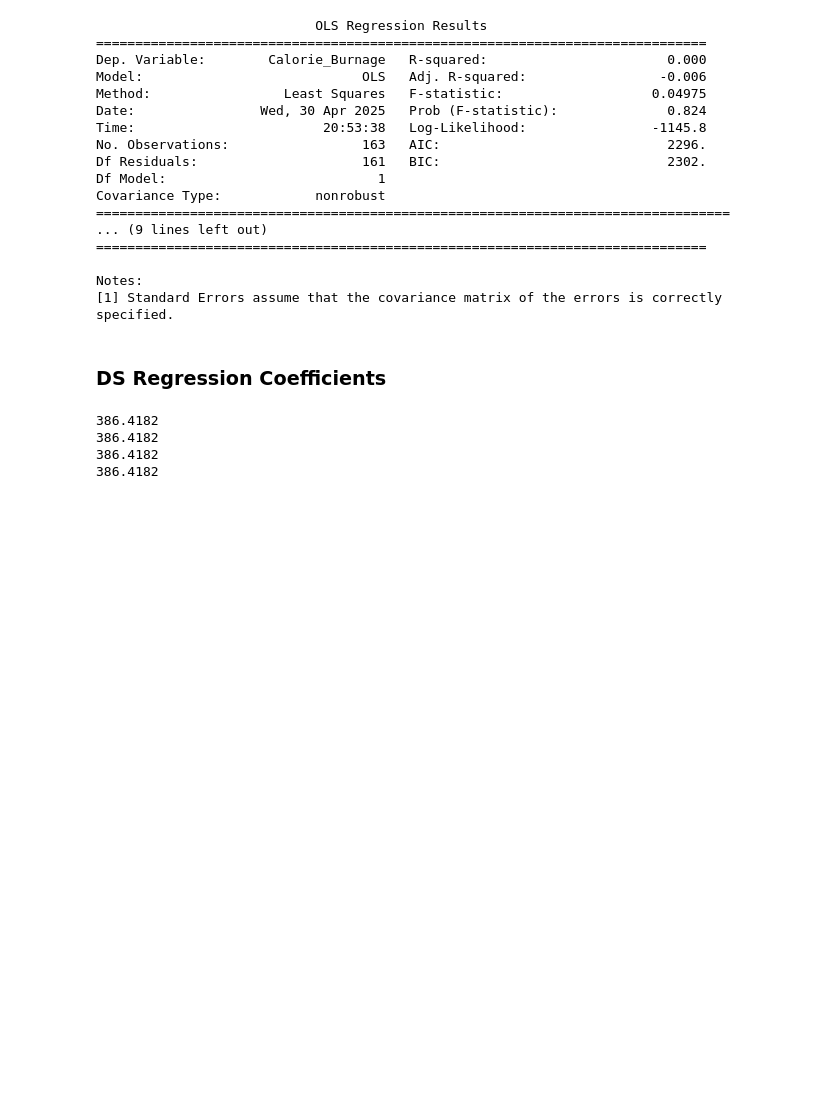
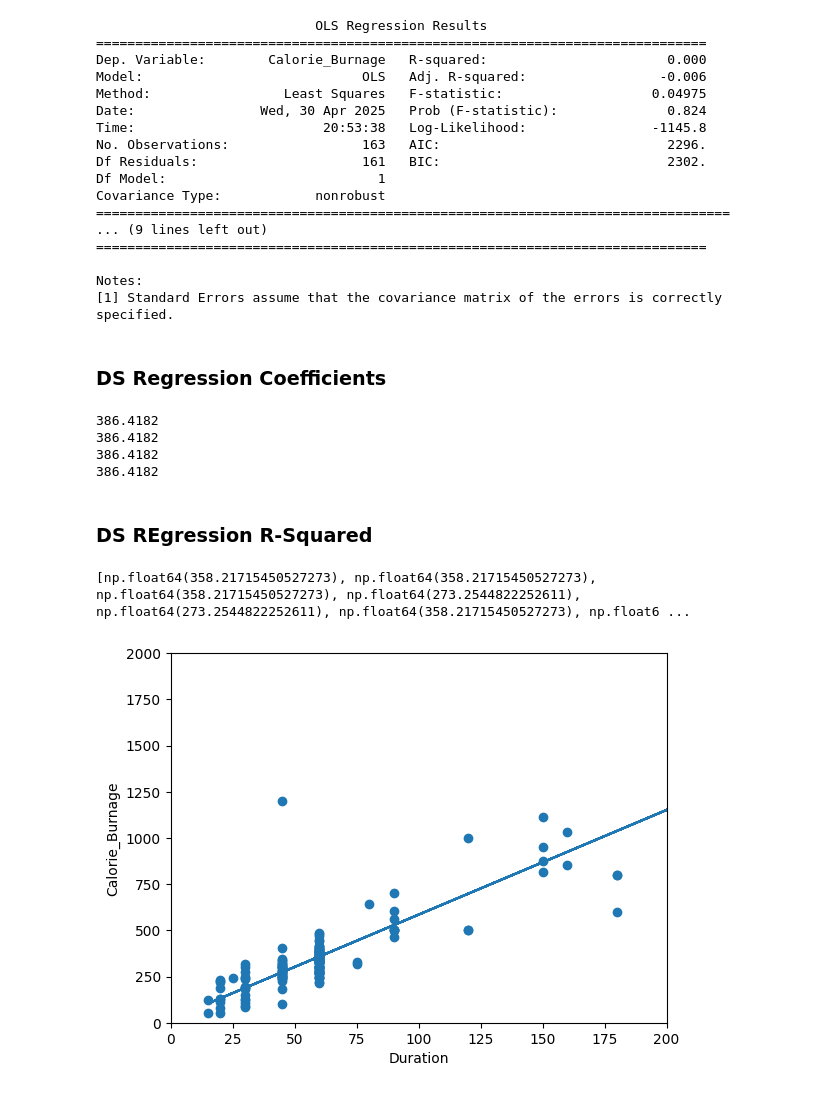
Before and after one commit to MAK8405/DataScience, a Jupyter notebook: 4. DSAdvanced.ipynb, the cells around one changed output. Drawn from its saved outputs; the diff is of its cells as text; code cells hidden in the pictures; blank space fills up the shorter version.

Commit message:
Finish DS Regression P-Value and R-Squared

```diff
--- a/4. DSAdvanced.ipynb
+++ b/4. DSAdvanced.ipynb
@@ -70,3 +70,35 @@ print(Predict_Calorie_Burnage(120))
 386.4182
 386.4182
 386.4182
+# %% [markdown]
+### DS REgression R-Squared
+# %%
+import pandas as pd
+import matplotlib.pyplot as plt
+from scipy import stats
+
+full_health_data = pd.read_csv("data.csv", header=0, sep=",")
+
+x = full_health_data["Duration"]
+y = full_health_data["Calorie_Burnage"]
+
+slope, intercept, r, p, std_err = stats.linregress(x, y)
+
+def myfunc(x):
+    return slope * x + intercept
+
+mymodel = list(map(myfunc,x ))
+
+print(mymodel)
+
+plt.scatter(x, y)
+plt.plot(x, mymodel)
+plt.ylim(ymin=0, ymax=2000)
+plt.xlim(xmin = 0, xmax= 200)
+plt.xlabel("Duration")
+plt.ylabel("Calorie_Burnage")
+
+plt.show()
+# %% [output]
+[np.float64(358.21715450527273), np.float64(358.21715450527273), np.float64(358.21715450527273), np.float64(273.2544822252611), np.float64(273.2544822252611), np.float64(358.21715450527273), np.float6 ...
+[figure, added]
```
